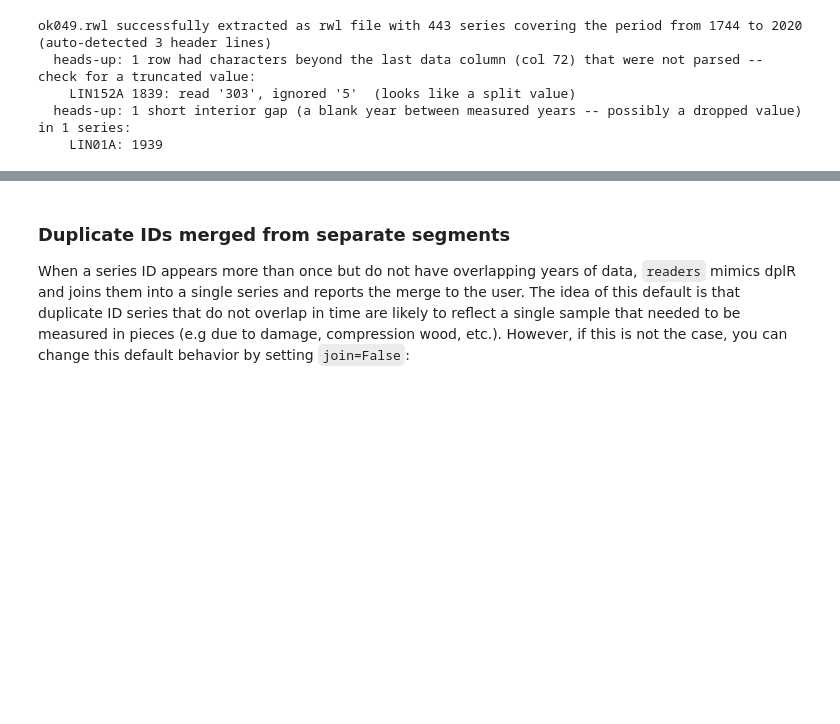
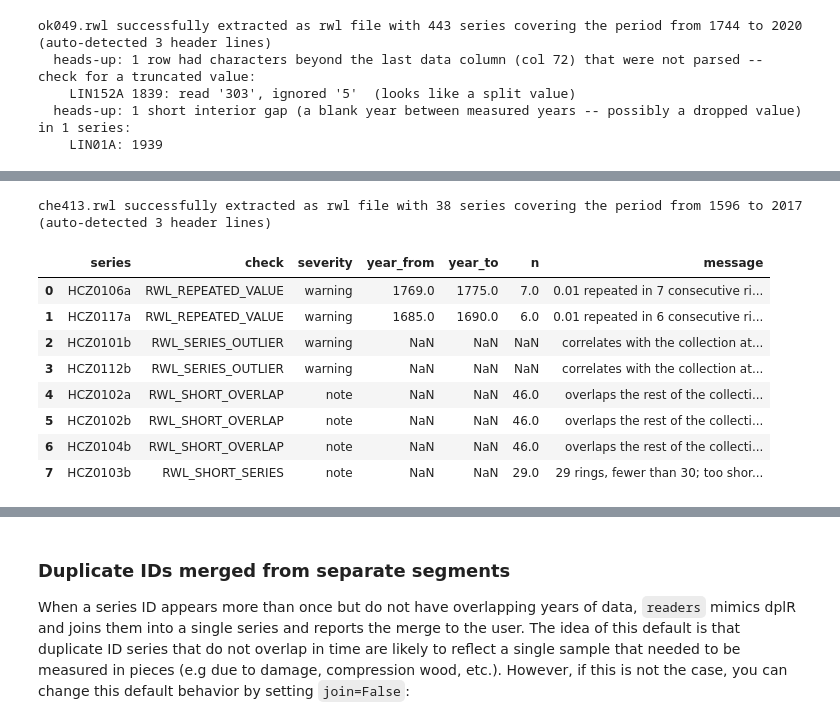
Before and after one commit to OpenDendro/dplPy, a Jupyter notebook: notebooks/readers_demonstration.ipynb, the cells around one changed output, grey strips where cells are left out. Drawn from its saved outputs; the diff is of its cells as text; code cells hidden in the pictures; blank space fills up the shorter version.

```diff
--- a/notebooks/readers_demonstration.ipynb
+++ b/notebooks/readers_demonstration.ipynb
@@ -138,0 +145,17 @@ ok049.rwl successfully extracted as rwl file with 443 series covering the period
+# %%
+che = dpl.readers("https://www.ncei.noaa.gov/pub/data/paleo/treering/measurements/europe/che413.rwl")
+# %% [output]
+che413.rwl successfully extracted as rwl file with 38 series covering the period from 1596 to 2017 (auto-detected 3 header lines)
+# %%
+findings = dpl.check(che)
+findings[["series", "check", "severity", "year_from", "year_to", "n", "message"]]
+# %% [output]
+|  | series | check | severity | year_from | year_to | n | message |
+| 0 | HCZ0106a | RWL_REPEATED_VALUE | warning | 1769.0 | 1775.0 | 7.0 | 0.01 repeated in 7 consecutive ri... |
+| 1 | HCZ0117a | RWL_REPEATED_VALUE | warning | 1685.0 | 1690.0 | 6.0 | 0.01 repeated in 6 consecutive ri... |
+| 2 | HCZ0101b | RWL_SERIES_OUTLIER | warning | NaN | NaN | NaN | correlates with the collection at... |
+| 3 | HCZ0112b | RWL_SERIES_OUTLIER | warning | NaN | NaN | NaN | correlates with the collection at... |
+| 4 | HCZ0102a | RWL_SHORT_OVERLAP | note | NaN | NaN | 46.0 | overlaps the rest of the collecti... |
+| 5 | HCZ0102b | RWL_SHORT_OVERLAP | note | NaN | NaN | 46.0 | overlaps the rest of the collecti... |
+| 6 | HCZ0104b | RWL_SHORT_OVERLAP | note | NaN | NaN | 46.0 | overlaps the rest of the collecti... |
+| 7 | HCZ0103b | RWL_SHORT_SERIES | note | NaN | NaN | 29.0 | 29 rings, fewer than 30; too shor... |
```
Also changed, not shown: parts of 9 cells of this notebook.
